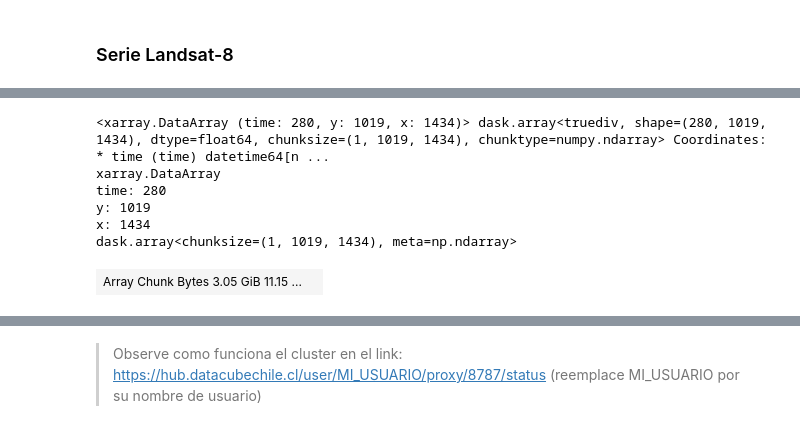
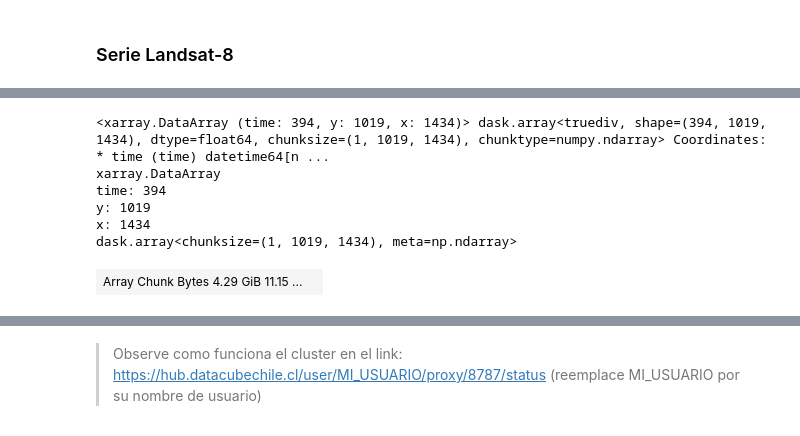
Before and after one commit to alvaroparedesl/teledeteccion_ambiental, a Jupyter notebook: taller_02/get_data.ipynb, the cells around one changed output, grey strips where cells are left out. Saved outputs shown, nothing was run; the diff lists cells and outputs as text; code cells hidden in the pictures.

```diff
--- a/taller_02/get_data.ipynb
+++ b/taller_02/get_data.ipynb
@@ -80,7 +80,7 @@ query = {
     "product": ["landcover_chile_2014"],
     "y": (y0, y1),
     "x": (x0, x1),
-    "time": ("2014-01-01", "2020-12-31"),
+    "time": ("2014-01-01", "2023-12-31"),
     "output_crs": "EPSG:32719",
     "resolution": (-30, 30),
     "dask_chunks": {"time": 1, 'x':2048, 'y':2048},
@@ -189,7 +189,7 @@ Attributes:
     grid_mapping:  spatial_ref
 # %%
 quality_band = 'qa_pixel'
-refl_bands = ["red", "nir08"]
+refl_bands = ["red", "nir08", "blue"]
 cloud_free_mask = (
     masking.make_mask(ds[quality_band], snow='high_confidence') +
     masking.make_mask(ds[quality_band], cloud="high_confidence") +
@@ -238,15 +243,19 @@ Attributes: (0)
 # %%
 ndvi = (dsf['nir08'] - dsf['red']) / (dsf['nir08'] + dsf['red'])
 ndvi.attrs = ds.attrs
+
+evi = 2.5 * ((dsf['nir08'] - dsf['red']) / (dsf['nir08'] + 6 * dsf['red'] - 7.5 * dsf['blue'] + 1))
+evi.attrs = ds.attrs
+
 ndvi
 # %% [output]
-<xarray.DataArray (time: 280, y: 1019, x: 1434)> dask.array<truediv, shape=(280, 1019, 1434), dtype=float64, chunksize=(1, 1019, 1434), chunktype=numpy.ndarray> Coordinates: * time (time) datetime64[n ...
+<xarray.DataArray (time: 394, y: 1019, x: 1434)> dask.array<truediv, shape=(394, 1019, 1434), dtype=float64, chunksize=(1, 1019, 1434), chunktype=numpy.ndarray> Coordinates: * time (time) datetime64[n ...
 xarray.DataArray
-time: 280
+time: 394
 y: 1019
 x: 1434
 dask.array<chunksize=(1, 1019, 1434), meta=np.ndarray>
-| Array Chunk Bytes 3.05 GiB 11.15 ... |  |
+| Array Chunk Bytes 4.29 GiB 11.15 ... |  |
 Coordinates: (4)
 time
 (time)
```
Also changed, not shown: parts of 25 cells of this notebook, 1 other file.
